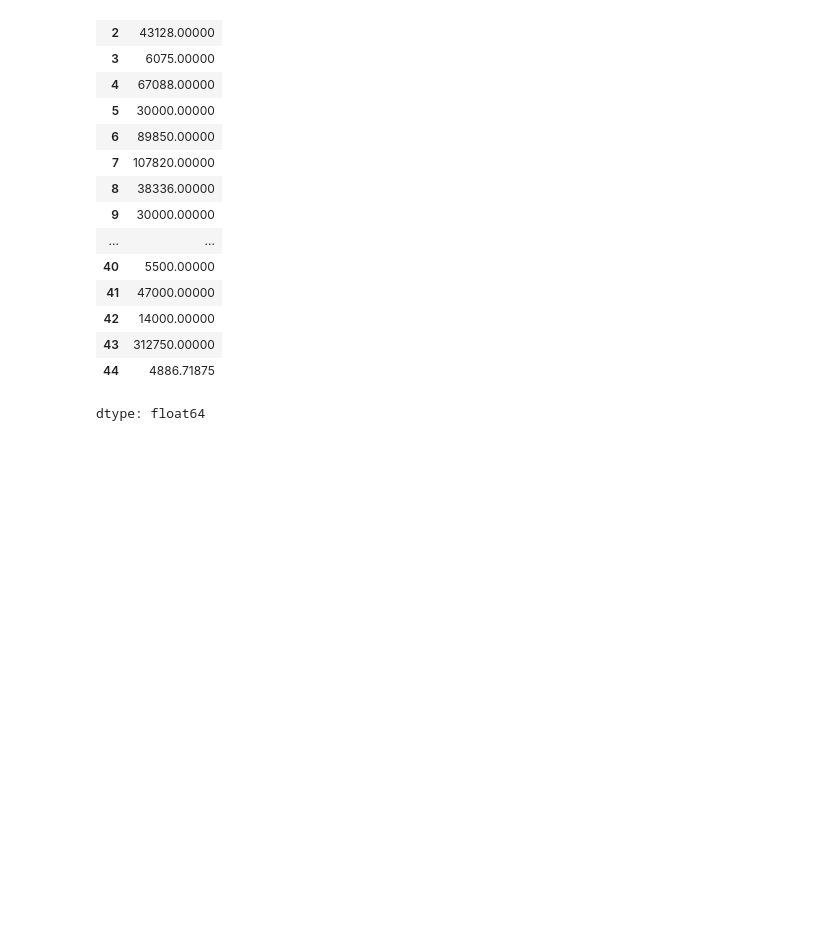
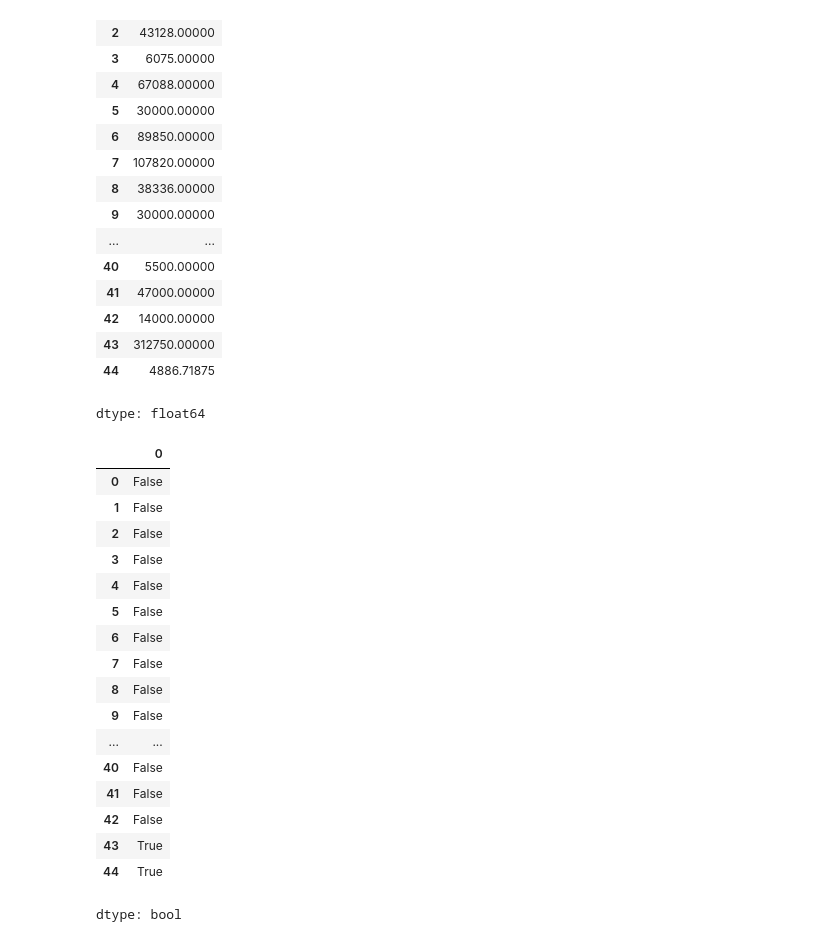
Before and after one commit to ValeriiSlynko/IT-STEP-Practice, a Jupyter notebook: Practice_Pandas/HmWrk1_Pandas(sales_equipment).ipynb, the cells around one changed output. Drawn from its saved outputs; the diff is of its cells as text; code cells hidden in the pictures; blank space fills up the shorter version.

```diff
--- a/Practice_Pandas/HmWrk1_Pandas(sales_equipment).ipynb
+++ b/Practice_Pandas/HmWrk1_Pandas(sales_equipment).ipynb
@@ -170,5 +210,26 @@ df['check_amt']
 | 44 | 4886.71875 |
 dtype: float64
 # %%
-# виводимо рядки з помилками через маску
-mask_error = df['check_amt'] =! df['sale_amt']
+# виводимо рядки з помилками через маску для рахунку відклонінь
+mask_error = df['check_amt'] != df['sale_amt']
+# покаже True/False
+mask_error
+# %% [output]
+|  | 0 |
+| 0 | False |
+| 1 | False |
+| 2 | False |
+| 3 | False |
+| 4 | False |
+| 5 | False |
+| 6 | False |
+| 7 | False |
+| 8 | False |
+| 9 | False |
+| ... | ... |
+| 40 | False |
+| 41 | False |
+| 42 | False |
+| 43 | True |
+| 44 | True |
+dtype: bool
```
Also changed, not shown: parts of 9 cells of this notebook.
